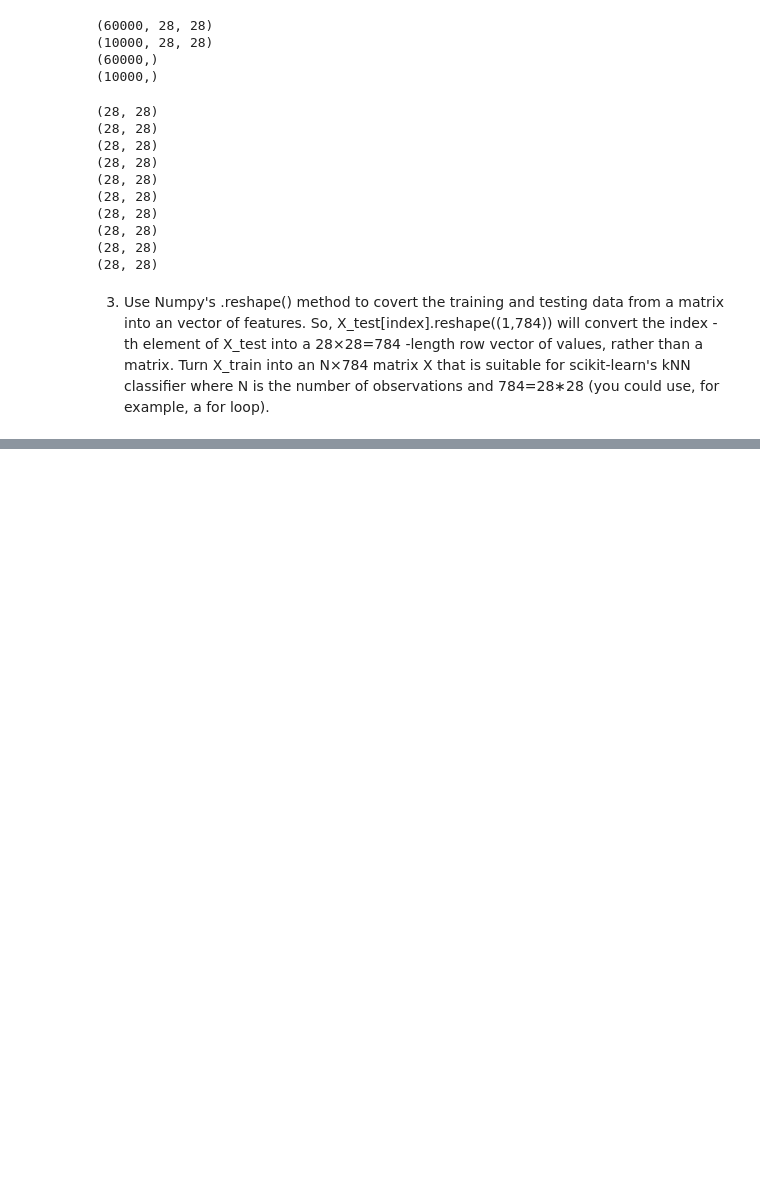
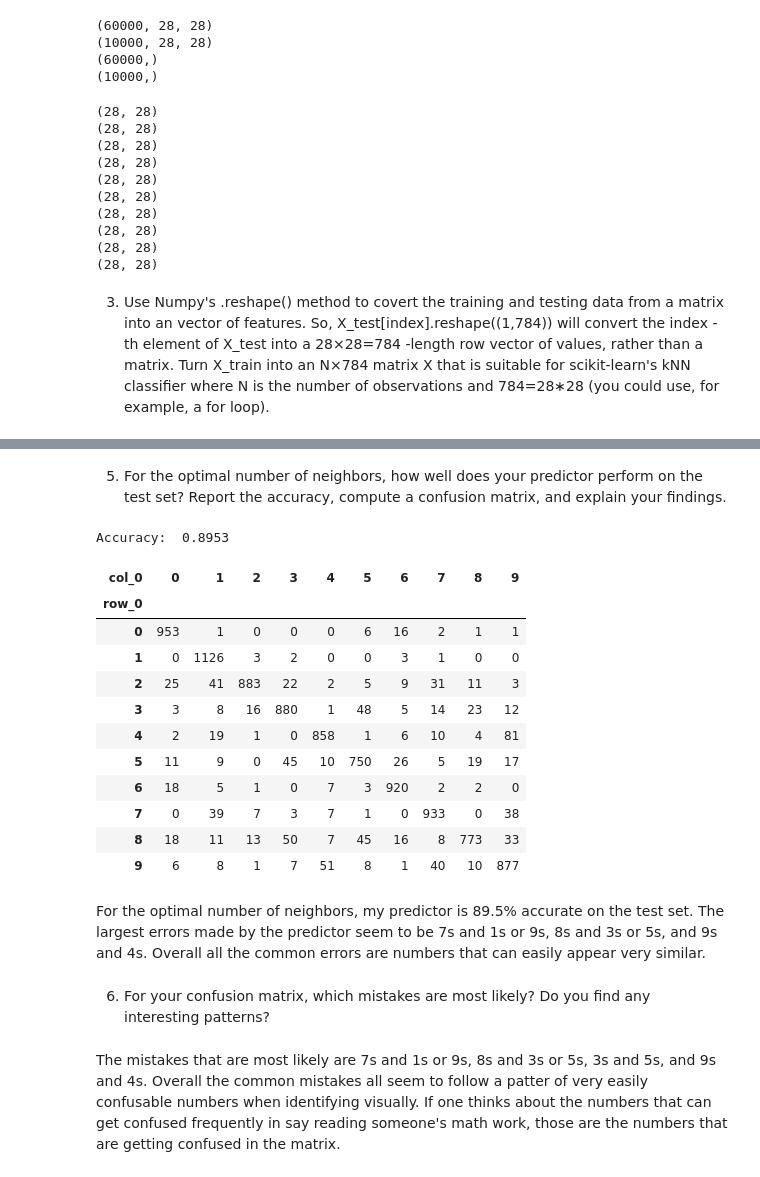
Before and after one commit to aileenkent/knn, a Jupyter notebook: lab/computer_vision_lab.ipynb, the cells around one changed output, grey strips where cells are left out. Saved outputs shown, nothing was run; the diff lists cells and outputs as text; code cells hidden in the pictures; blank space fills up the shorter version.

```diff
--- a/lab/computer_vision_lab.ipynb
+++ b/lab/computer_vision_lab.ipynb
@@ -210,0 +259,31 @@ FileNotFoundError: [Errno 2] No such file or directory: './data/Z_train.csv'
+# %% [markdown]
+5. For the optimal number of neighbors, how well does your predictor perform on the test set? Report the accuracy, compute a confusion matrix, and explain your findings.
+# %%
+knn = KNeighborsClassifier(n_neighbors=1)
+predictor = knn.fit(Z_train.values,y_train)
+y_hat = predictor.predict(Z_test.values)
+
+accuracy = knn.score(Z_test.values,y_test) # Bug in sklearn requires .values
+print('Accuracy: ', accuracy)
+
+pd.crosstab(y_test, y_hat)
+# %% [output]
+Accuracy:  0.8953
+| col_0 | 0 | 1 | 2 | 3 | 4 | 5 | 6 | 7 | 8 | 9 |
+| row_0 |  |  |  |  |  |  |  |  |  |  |
+| 0 | 953 | 1 | 0 | 0 | 0 | 6 | 16 | 2 | 1 | 1 |
+| 1 | 0 | 1126 | 3 | 2 | 0 | 0 | 3 | 1 | 0 | 0 |
+| 2 | 25 | 41 | 883 | 22 | 2 | 5 | 9 | 31 | 11 | 3 |
+| 3 | 3 | 8 | 16 | 880 | 1 | 48 | 5 | 14 | 23 | 12 |
+| 4 | 2 | 19 | 1 | 0 | 858 | 1 | 6 | 10 | 4 | 81 |
+| 5 | 11 | 9 | 0 | 45 | 10 | 750 | 26 | 5 | 19 | 17 |
+| 6 | 18 | 5 | 1 | 0 | 7 | 3 | 920 | 2 | 2 | 0 |
+| 7 | 0 | 39 | 7 | 3 | 7 | 1 | 0 | 933 | 0 | 38 |
+| 8 | 18 | 11 | 13 | 50 | 7 | 45 | 16 | 8 | 773 | 33 |
+| 9 | 6 | 8 | 1 | 7 | 51 | 8 | 1 | 40 | 10 | 877 |
+# %% [markdown]
+For the optimal number of neighbors, my predictor is 89.5% accurate on the test set. The largest errors made by the predictor seem to be 7s and 1s or 9s, 8s and 3s or 5s, and 9s and 4s. Overall all the common errors are numbers that can easily appear very similar.
+# %% [markdown]
+6. For your confusion matrix, which mistakes are most likely? Do you find any interesting patterns?
+# %% [markdown]
+The mistakes that are most likely are 7s and 1s or 9s, 8s and 3s or 5s, 3s and 5s, and 9s and 4s. Overall the common mistakes all seem to follow a patter of very easily confusable numbers when identifying visually. If one thinks about the numbers that can get confused frequently in say reading someone's math work, those are the numbers that are getting confused in the matrix.
```
Also changed, not shown: parts of 8 cells of this notebook.
